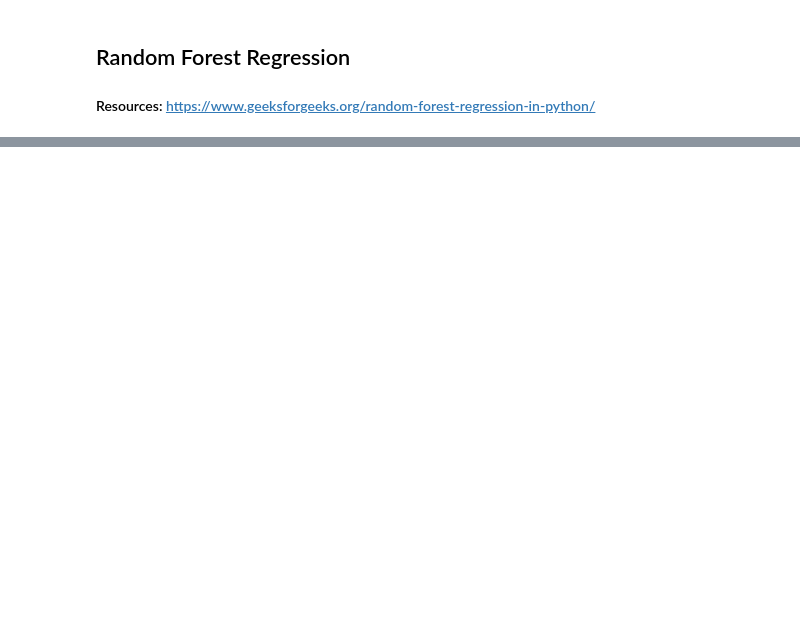
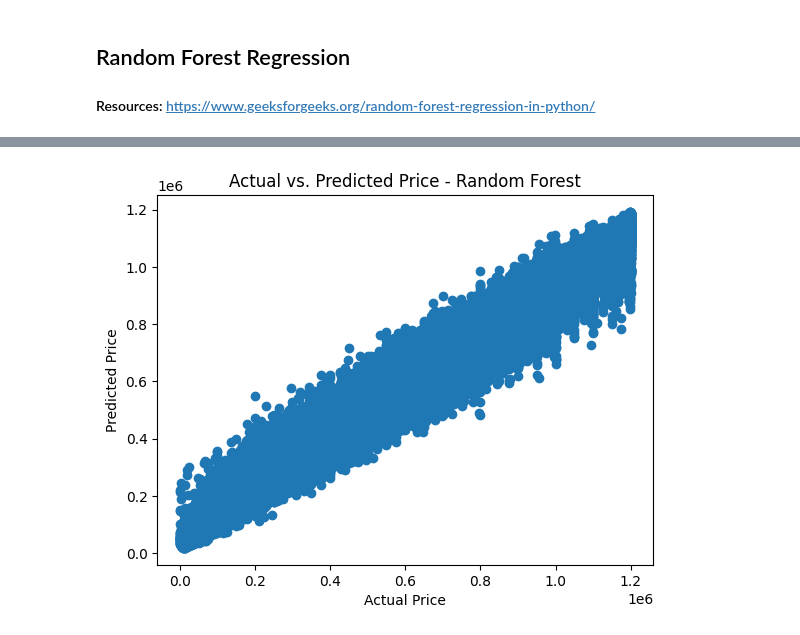
Before and after one commit to zwblank/Project_4, a Jupyter notebook: random_forest.ipynb, the cells around one changed output, grey strips where cells are left out. Cells and saved outputs as stored; diff of their text form; code cells hidden in the pictures; blank space fills up the shorter version.

Commit message:
updated models

```diff
--- a/random_forest.ipynb
+++ b/random_forest.ipynb
@@ -144,0 +146,9 @@ R-squared: 0.23015230161480837
+# %%
+predictions = regressor.predict(X_train)
+# Evaluate the model
+mse = mean_squared_error(y_train, predictions)
+print(f'Mean Squared Error: {mse}')
+
+# Determine the R-Squared Value
+r2 = r2_score(y_train, predictions)
+print(f'R-squared: {r2}')
@@ -144,0 +369,8 @@ R-squared: 0.23015230161480837
+# %%
+plt.scatter(y_train, predictions)
+plt.xlabel('Actual Price')
+plt.ylabel('Predicted Price')
+plt.title('Actual vs. Predicted Price - Random Forest')
+plt.show()
+# %% [output]
+[figure, added]
```
Also changed, not shown: parts of 20 cells of this notebook, 1 other file.
